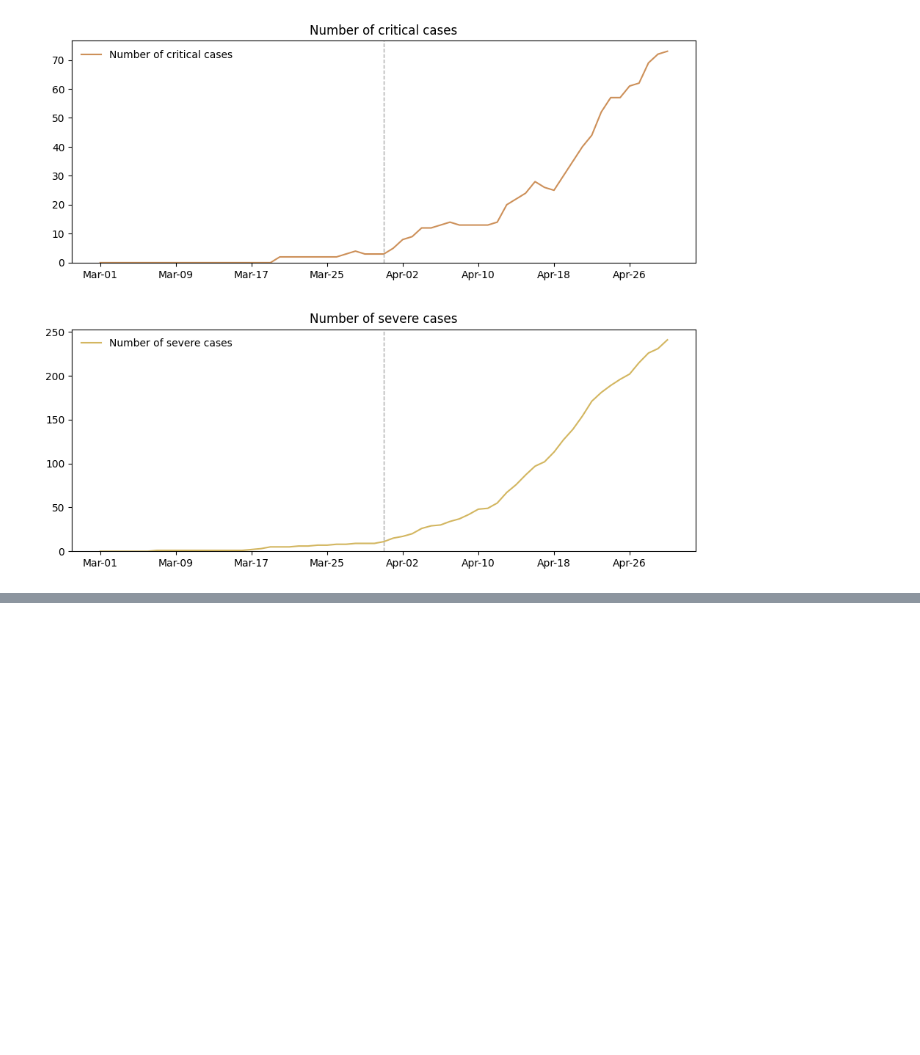
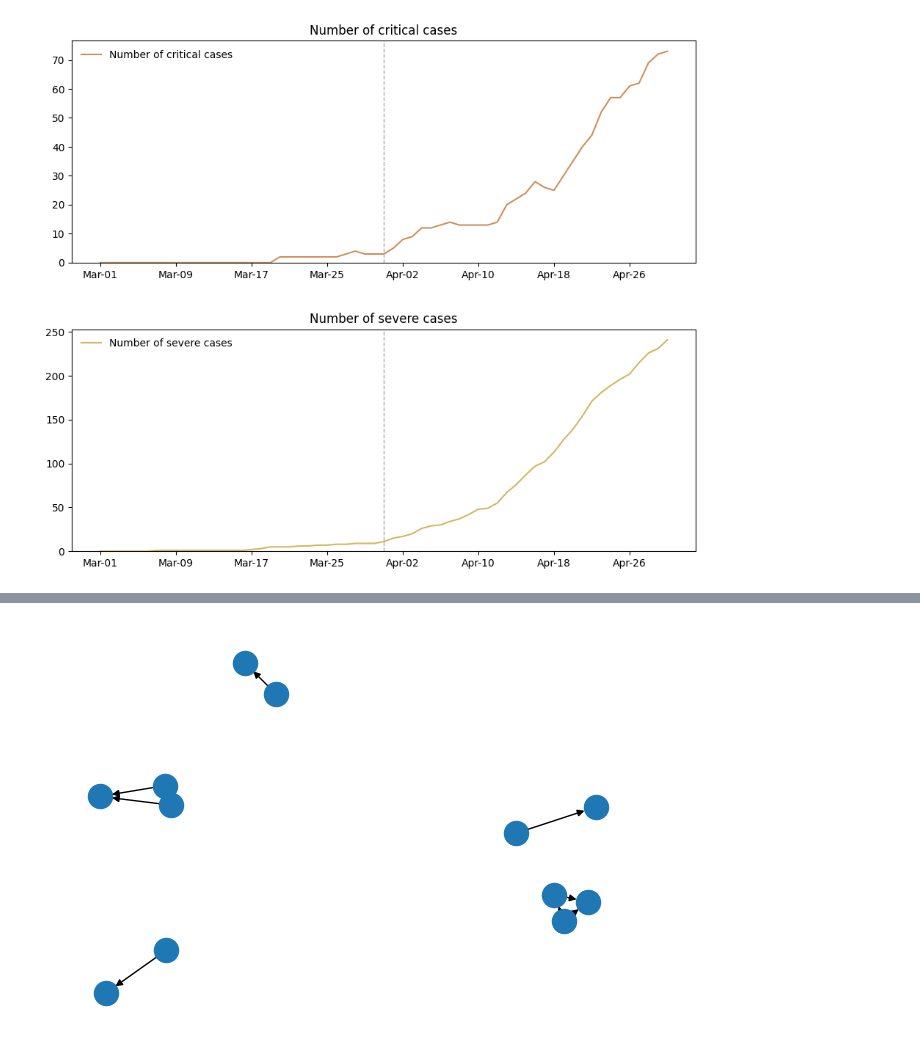
Before and after one commit to returaj/covasim, a Jupyter notebook: models/vanilla/vanilla_model.ipynb, the cells around one changed output, grey strips where cells are left out. Cells and saved outputs as stored; diff of their text form; code cells hidden in the pictures; blank space fills up the shorter version.

```diff
--- a/models/vanilla/vanilla_model.ipynb
+++ b/models/vanilla/vanilla_model.ipynb
@@ -132,0 +141,10 @@ msim.plot(to_plot=['cum_critical', 'cum_severe', 'cum_infections'])
+# %%
+import networkx as nx
+
+sim = cv.Sim(rand_seed=1, pop_size=100_000, pop_type='hybrid', contacts={'h':1,'s':0,'w':0,'c':0}, dynam_layer={'h':False}, n_days=5).run()
+G = sim.people.contacts.to_graph()
+# %%
+nx.draw(G)
+# nx.degree(G)
+# %% [output]
+[figure, added]
```
Also changed, not shown: parts of 12 cells of this notebook, 1 other file.
